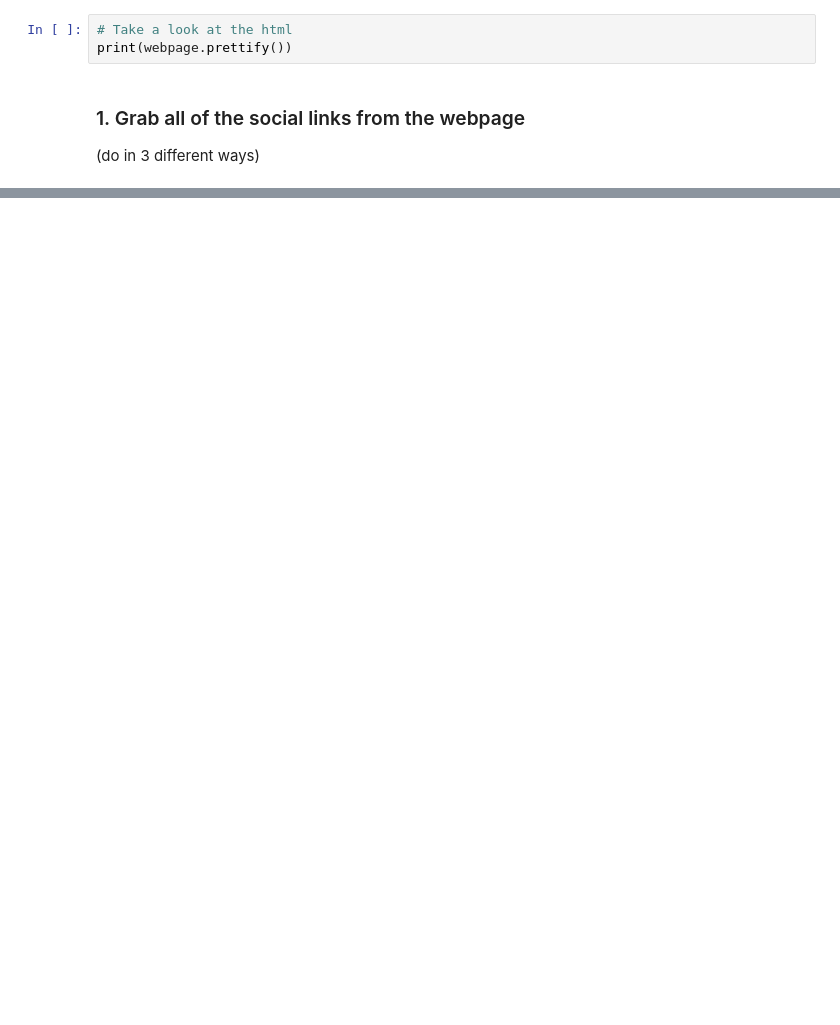
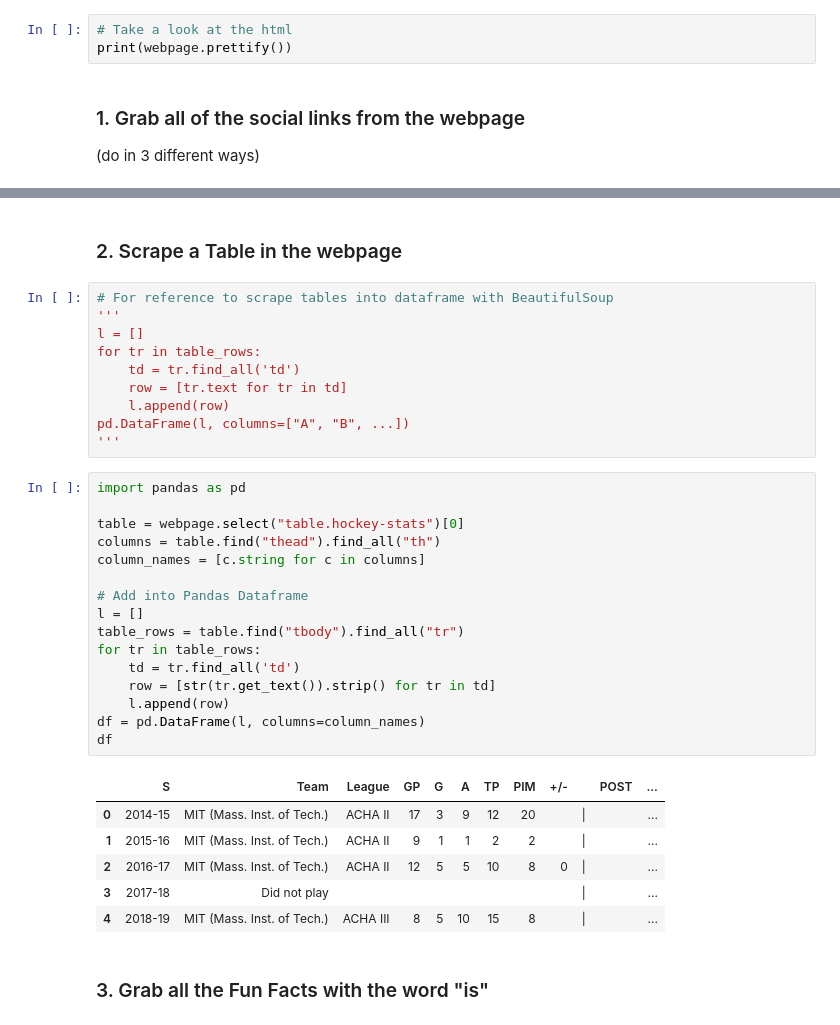
Before and after one commit to daryllman/basic-webscraper, a Jupyter notebook: BasicWebscraper.ipynb, the cells around one changed output, grey strips where cells are left out. Saved outputs shown, nothing was run; the diff lists cells and outputs as text; blank space fills up the shorter version.

```diff
--- a/BasicWebscraper.ipynb
+++ b/BasicWebscraper.ipynb
@@ -232,0 +282,37 @@ print(webpage.prettify())
+# %% [markdown]
+### 2. Scrape a Table in the webpage
+# %%
+# For reference to scrape tables into dataframe with BeautifulSoup
+'''
+l = []
+for tr in table_rows:
+    td = tr.find_all('td')
+    row = [tr.text for tr in td]
+    l.append(row)
+pd.DataFrame(l, columns=["A", "B", ...])
+'''
+# %%
+import pandas as pd
+
+table = webpage.select("table.hockey-stats")[0]
+columns = table.find("thead").find_all("th")
+column_names = [c.string for c in columns]
+
+# Add into Pandas Dataframe
+l = []
+table_rows = table.find("tbody").find_all("tr")
+for tr in table_rows:
+    td = tr.find_all('td')
+    row = [str(tr.get_text()).strip() for tr in td]
+    l.append(row)
+df = pd.DataFrame(l, columns=column_names)
+df
+# %% [output]
+|  | S | Team | League | GP | G | A | TP | PIM | +/- |  | POST | ... |
+| 0 | 2014-15 | MIT (Mass. Inst. of Tech.) | ACHA II | 17 | 3 | 9 | 12 | 20 |  | | |  | ... |
+| 1 | 2015-16 | MIT (Mass. Inst. of Tech.) | ACHA II | 9 | 1 | 1 | 2 | 2 |  | | |  | ... |
+| 2 | 2016-17 | MIT (Mass. Inst. of Tech.) | ACHA II | 12 | 5 | 5 | 10 | 8 | 0 | | |  | ... |
+| 3 | 2017-18 | Did not play |  |  |  |  |  |  |  | | |  | ... |
+| 4 | 2018-19 | MIT (Mass. Inst. of Tech.) | ACHA III | 8 | 5 | 10 | 15 | 8 |  | | |  | ... |
+# %% [markdown]
+### 3. Grab all the Fun Facts with the word "is"
```
Also changed, not shown: parts of 15 cells of this notebook.
